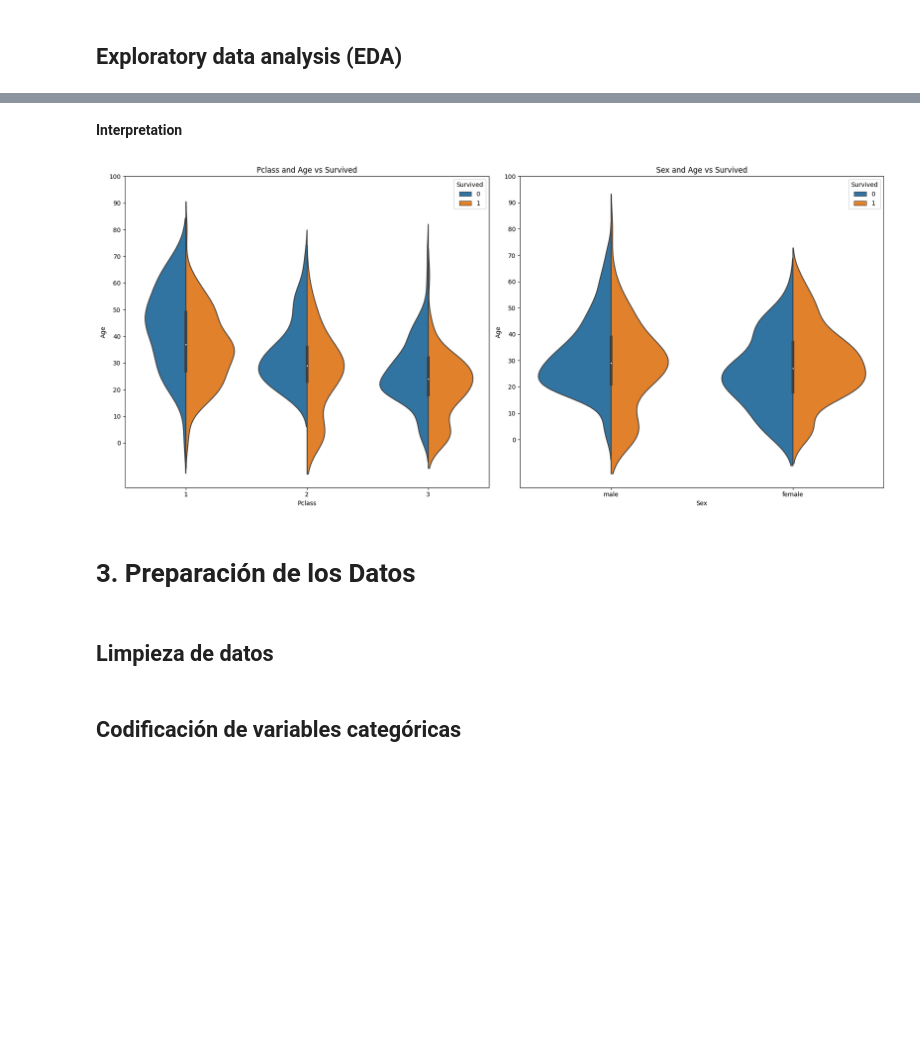
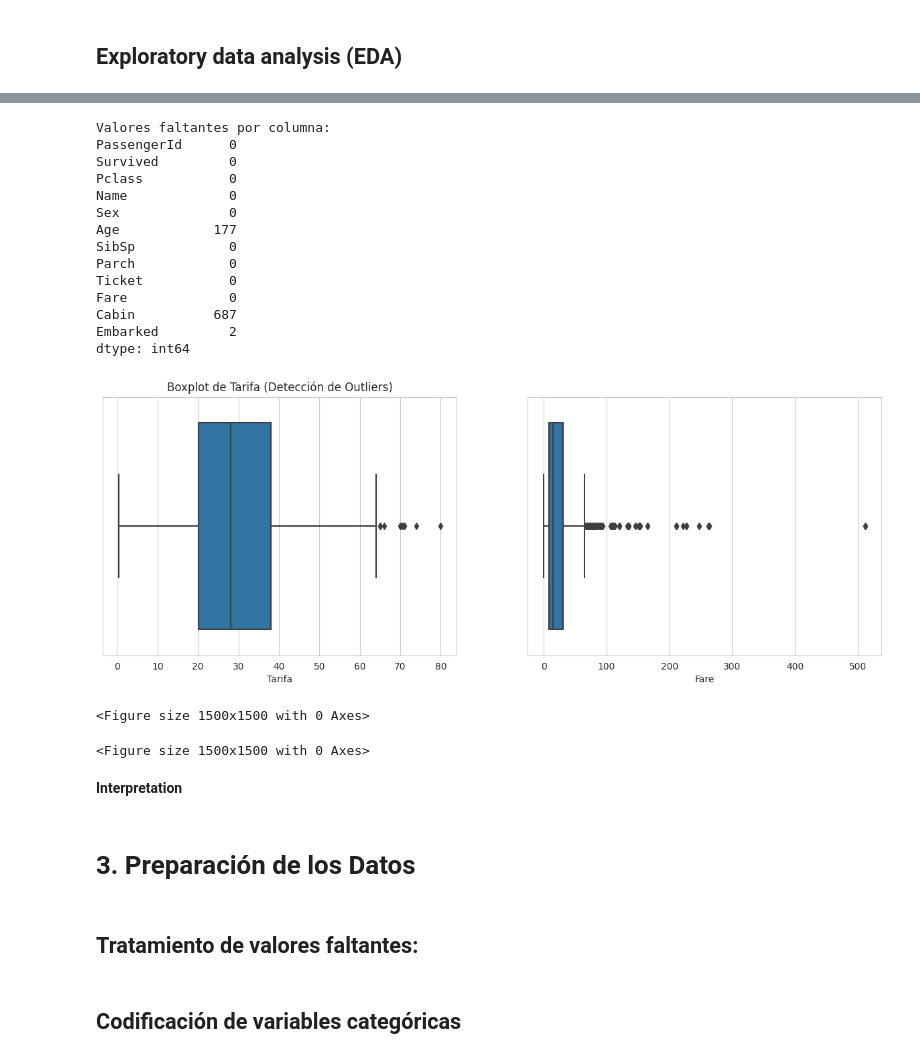
Before and after one commit to valec3/DATA-SCIENCE-PROJECTS, a Jupyter notebook: titanic-solution.ipynb, the cells around one changed output, grey strips where cells are left out. Cells and saved outputs as stored; diff of their text form; code cells hidden in the pictures; blank space fills up the shorter version.

```diff
--- a/titanic-solution.ipynb
+++ b/titanic-solution.ipynb
@@ -147,23 +194,44 @@ sns.heatmap(train_df[numcols_train].corr(),annot=True,cmap='RdYlGn',linewidths=0
+# %%
+fig, axes = plt.subplots(1, 2, figsize=(15, 5))
+axes = axes.flatten()
+# 1. Detección de outliers: Fare y Age - Boxplots
+# Boxplot para Age
+plt.figure()
+sns.boxplot(x="Age", data=train_df,ax=axes[0])
+axes[0].set_title("Boxplot de Edad (Detección de Outliers)")
+axes[0].set_xlabel("Edad")
+
+# Boxplot para Fare
+plt.figure()
+sns.boxplot(x="Fare", data=train_df,ax=axes[1])
+axes[0].set_title("Boxplot de Tarifa (Detección de Outliers)")
+axes[0].set_xlabel("Tarifa")
+
+
+# 2. Valores faltantes: Contar NaN en cada columna
+print("Valores faltantes por columna:")
+print(train_df.isna().sum())
+# %% [output]
+Valores faltantes por columna:
+PassengerId      0
+Survived         0
+Pclass           0
+Name             0
+Sex              0
+Age            177
+SibSp            0
+Parch            0
+Ticket           0
+Fare             0
+Cabin          687
+Embarked         2
+dtype: int64
+[figure, added]
+<Figure size 1500x1500 with 0 Axes>
+<Figure size 1500x1500 with 0 Axes>
 # %% [markdown]
 **Interpretation**
-# %%
-f, ax = plt.subplots(1, 2, figsize=(18, 8))
-
-# Primer gráfico: Edad vs Clase
-sns.violinplot(x="Pclass", y="Age", hue="Survived", data=train_df, split=True, ax=ax[0])
-ax[0].set_title('Pclass and Age vs Survived')
-ax[0].set_yticks(range(0, 110, 10))
-
-# Segundo gráfico: Edad vs Sexo
-sns.violinplot(x="Sex", y="Age", hue="Survived", data=train_df, split=True, ax=ax[1])
-ax[1].set_title('Sex and Age vs Survived')
-ax[1].set_yticks(range(0, 110, 10))
-
-plt.tight_layout()
-plt.show()
-# %% [output]
-[figure, removed]
 # %% [markdown]
 # 3. Preparación de los Datos
-# %% [markdown]
-## Limpieza de datos
+# %% [markdown]
+## Tratamiento de valores faltantes:
```
Also changed, not shown: parts of 14 cells of this notebook.
